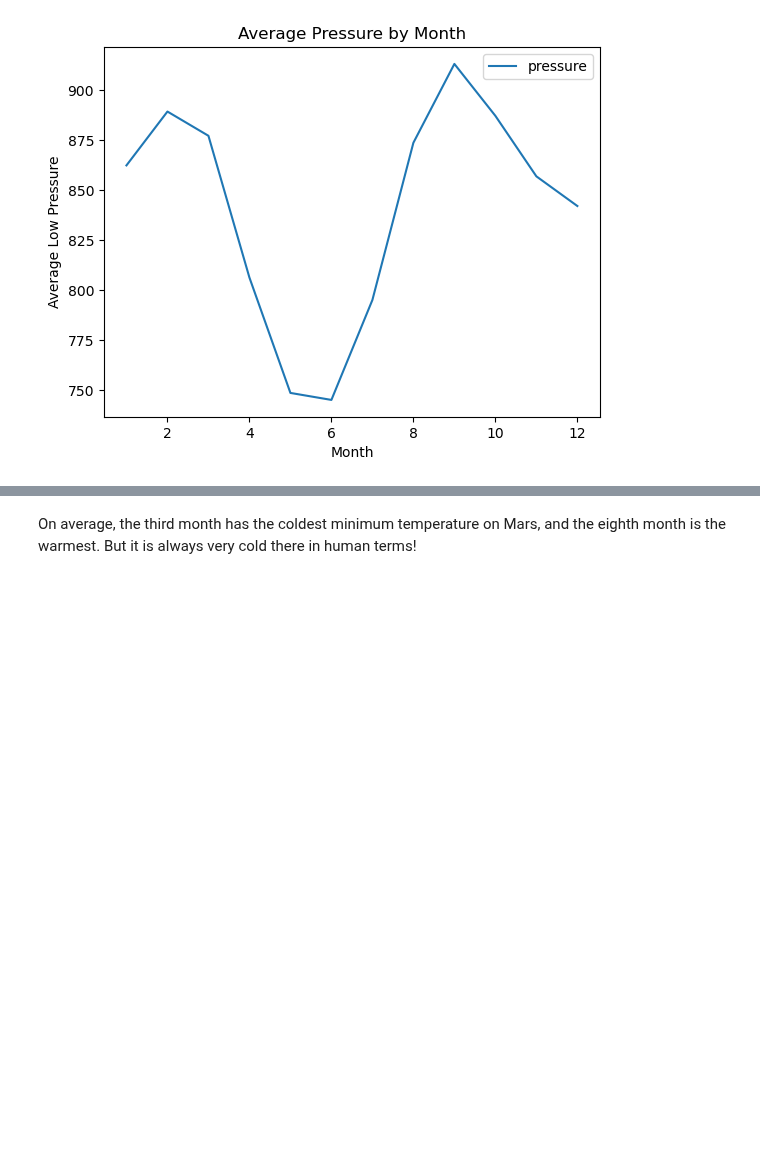
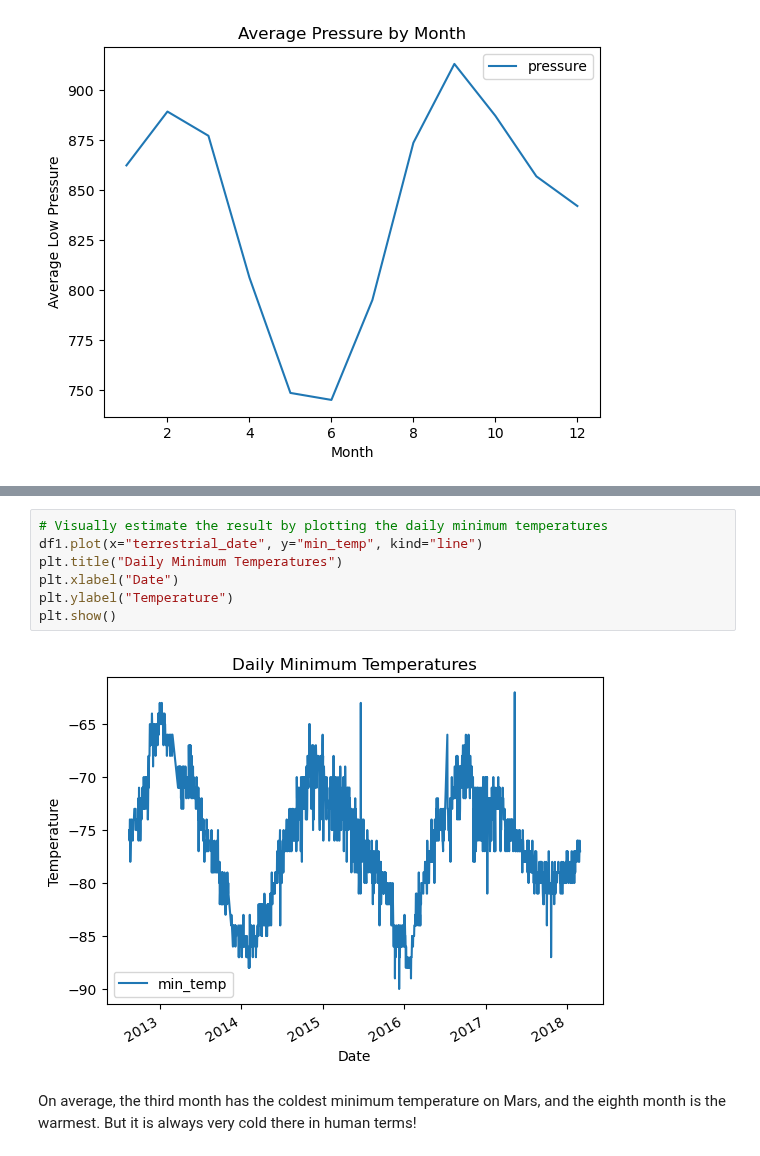
Before and after one commit to smruth17/data_collection, a Jupyter notebook: part_2_mars_weather.ipynb, the cells around one changed output, grey strips where cells are left out. Drawn from its saved outputs; the diff is of its cells as text; blank space fills up the shorter version.

```diff
--- a/part_2_mars_weather.ipynb
+++ b/part_2_mars_weather.ipynb
@@ -238,3 +244,12 @@ plt.show()
+# %%
+# Visually estimate the result by plotting the daily minimum temperatures
+df1.plot(x="terrestrial_date", y="min_temp", kind="line")
+plt.title("Daily Minimum Temperatures")
+plt.xlabel("Date")
+plt.ylabel("Temperature")
+plt.show()
+# %% [output]
+[figure, added]
 # %% [markdown]
 On average, the third month has the coldest minimum temperature on Mars, and the eighth month is the warmest. But it is always very cold there in human terms!
 # %% [markdown]
```
Also changed, not shown: parts of 4 cells of this notebook.
